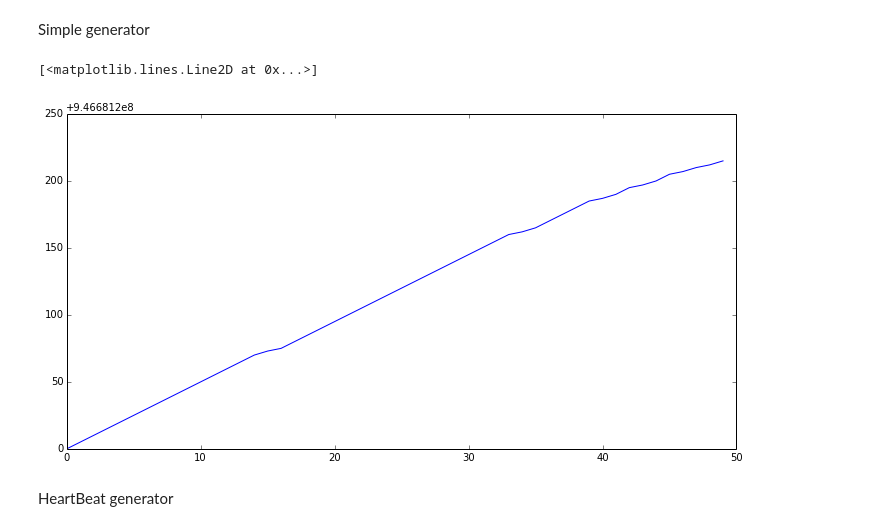
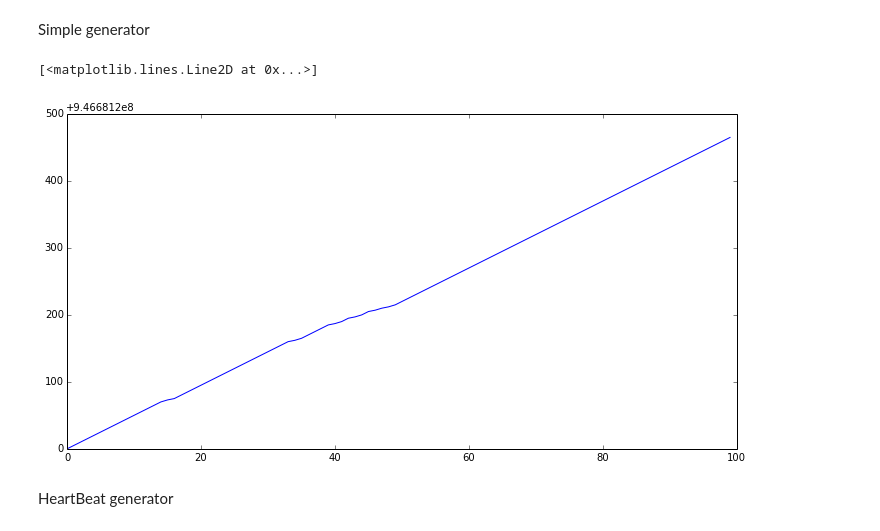
Before and after one commit to hoh/Hubbub, a Jupyter notebook: Simulator.ipynb, the cells around one changed output. Cells and saved outputs as stored; diff of their text form; code cells hidden in the pictures.

```diff
--- a/Simulator.ipynb
+++ b/Simulator.ipynb
@@ -48,4 +70,5 @@ def timestamp(n):
     unix_time = time.mktime(n.timetuple())
     return unix_time
 # %%
-r_real = [timestamp(i['date']) for i in SIMPLE_LOG]
+r_real = np.array([timestamp(i['date']) for i in SIMPLE_LOG])
+r_real
@@ -54,7 +80,7 @@ r_real = [timestamp(i['date']) for i in SIMPLE_LOG]
 # %% [markdown]
 Simple generator.
 # %%
-r_sm = [timestamp(i['date']) for i in result_sm]
+r_sm = np.array([timestamp(i['date']) for i in result_sm])
 plot(r_sm[:50])
 # %% [output]
 [<matplotlib.lines.Line2D at 0x...>]
@@ -77,11 +103,11 @@ show()
 # %% [markdown]
 Simple generator
 # %%
-r_real_sm = [] + r_sm + r_real
+r_real_sm = np.concatenate((r_sm, r_real))
 r_real_sm.sort()
-plot(r_real_sm[:50])
+plot(r_real_sm[:100])
 # %% [output]
 [<matplotlib.lines.Line2D at 0x...>]
-[figure, old version]
+[figure, new version]
 # %% [markdown]
 HeartBeat generator
```
Also changed, not shown: parts of 19 cells of this notebook.
